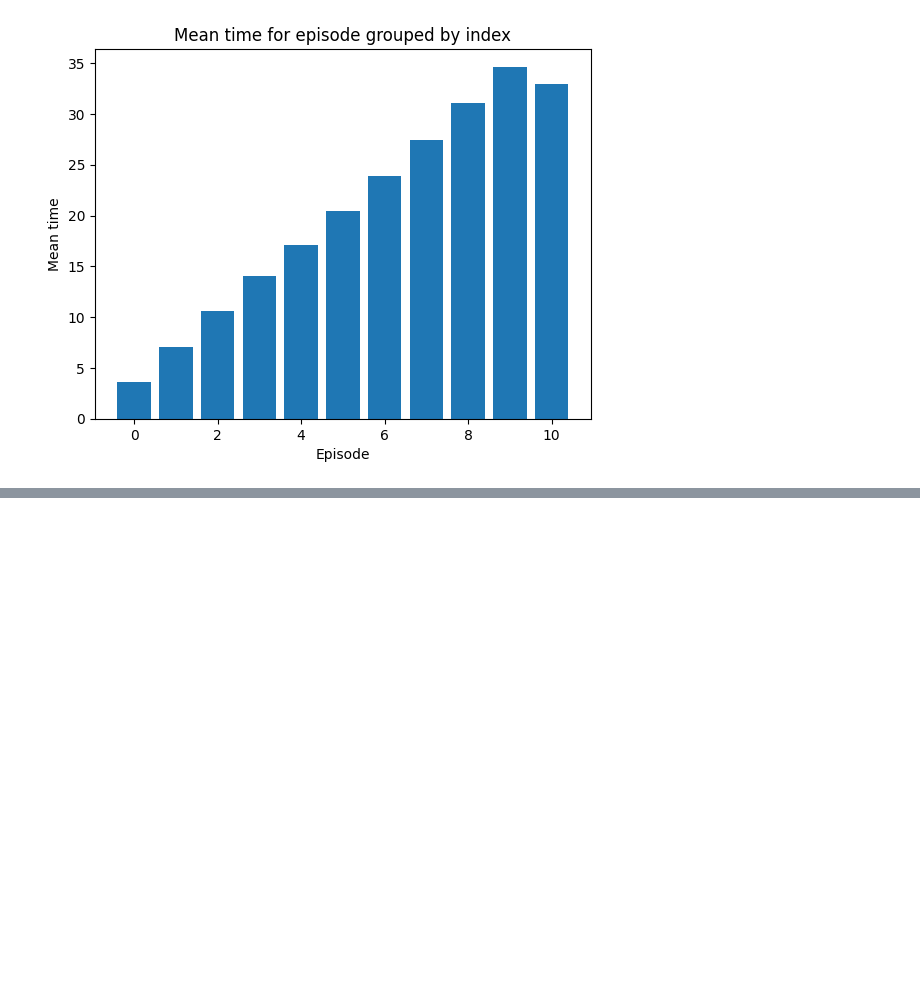
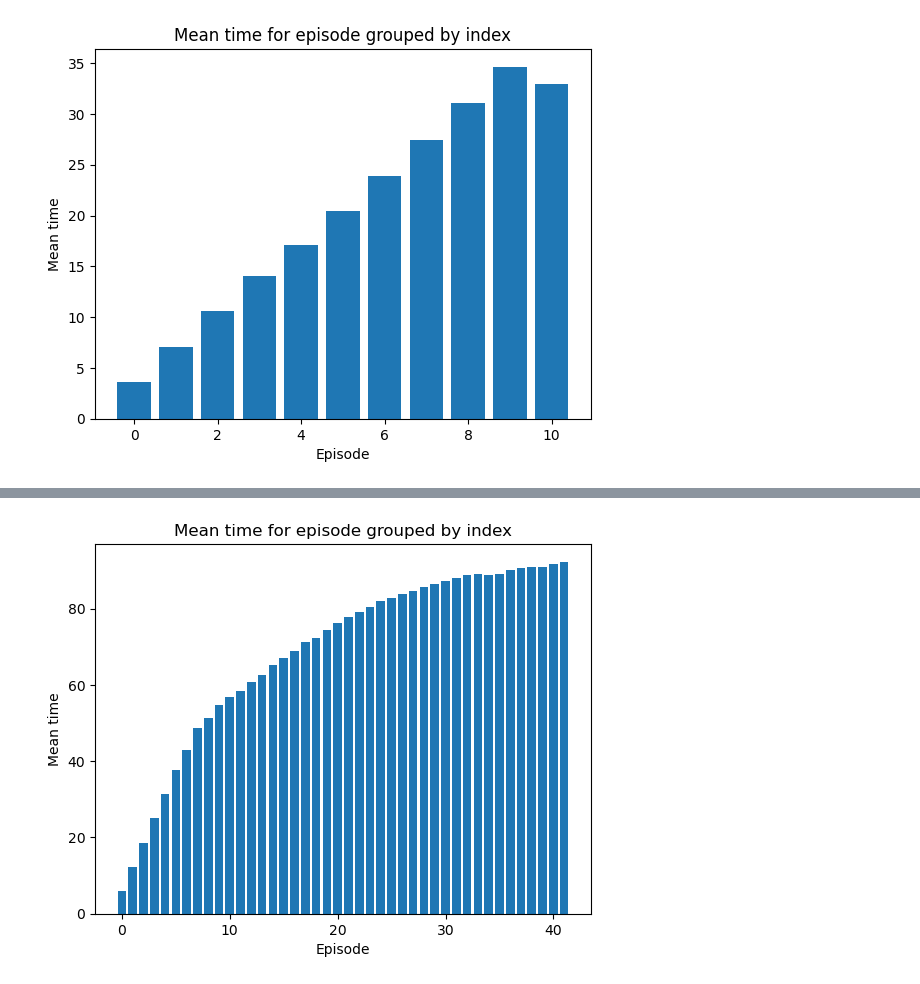
Before and after one commit to dubielel/computational-intelligence-in-digital-data-analysis, a Jupyter notebook: lab5/lab5_DDPG.ipynb, the cells around one changed output, grey strips where cells are left out. Drawn from its saved outputs; the diff is of its cells as text; code cells hidden in the pictures; blank space fills up the shorter version.

```diff
--- a/lab5/lab5_DDPG.ipynb
+++ b/lab5/lab5_DDPG.ipynb
@@ -250,0 +362,4 @@ plot_mean_time_for_episode(results3)
+# %%
+plot_mean_time_for_episode(results1_arch2)
+# %% [output]
+[figure, added]
```
Also changed, not shown: parts of 9 cells of this notebook.
